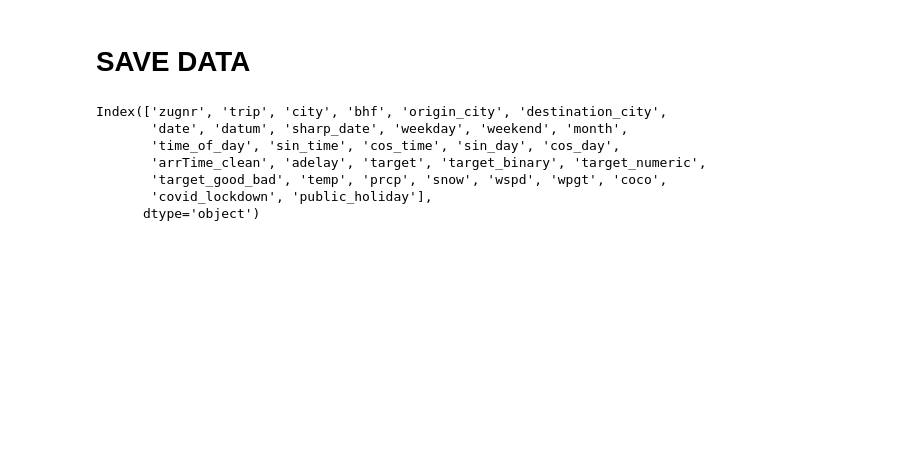
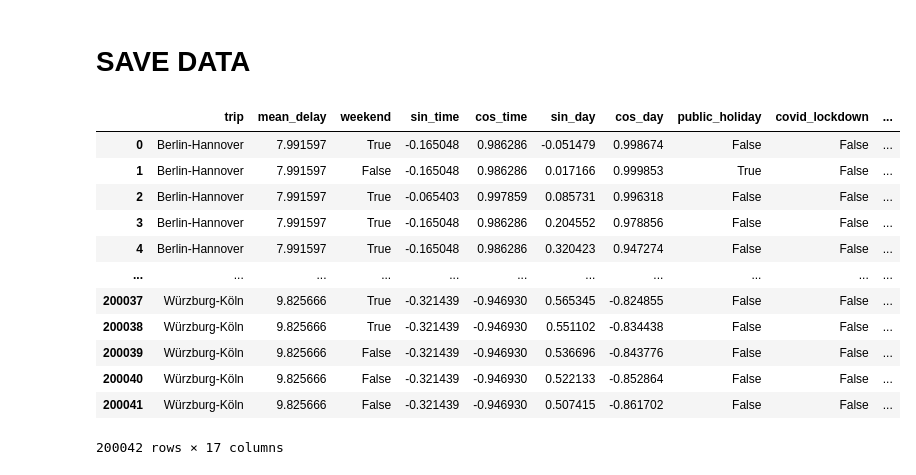
Before and after one commit to Good-Train-Bad-Train/gtbt, a Jupyter notebook: notebooks/marie_cleaning_processing_legs.ipynb, the cells around one changed output. Saved outputs shown, nothing was run; the diff lists cells and outputs as text; code cells hidden in the pictures; blank space fills up the shorter version.

```diff
--- a/notebooks/marie_cleaning_processing_legs.ipynb
+++ b/notebooks/marie_cleaning_processing_legs.ipynb
@@ -453,8 +464,5 @@ df['target_numeric'] = np.where(df['target_numeric'] > 120, 120, df['target_nume
 # %%
 mean_delay_ices = df[['zugnr','target_numeric']].groupby('zugnr').mean('target_numeric').reset_index()
 mean_delay_ices.columns = ['zugnr', 'mean_delay']
-median_delay_ices = df[['zugnr','target_numeric']].groupby('zugnr').median('target_numeric').reset_index()
-median_delay_ices.columns = ['zugnr', 'median_delay']
-
+mean_delay_ices.to_csv('mean_delay_ices.csv')
 df = df.merge(mean_delay_ices, how='left', left_on='zugnr', right_on='zugnr')
-df = df.merge(median_delay_ices, how='left', left_on='zugnr', right_on='zugnr')
@@ -517,19 +493,13 @@ sns.scatterplot(x= df.sin_time, y=df.cos_time)
 # %% [markdown]
 # SAVE DATA
-# %%
-df.columns
-# %% [output]
-Index(['zugnr', 'trip', 'city', 'bhf', 'origin_city', 'destination_city',
-       'date', 'datum', 'sharp_date', 'weekday', 'weekend', 'month',
-       'time_of_day', 'sin_time', 'cos_time', 'sin_day', 'cos_day',
-       'arrTime_clean', 'adelay', 'target', 'target_binary', 'target_numeric',
-       'target_good_bad', 'temp', 'prcp', 'snow', 'wspd', 'wpgt', 'coco',
-       'covid_lockdown', 'public_holiday'],
-      dtype='object')
 # %%
-df = df[['zugnr', 'trip', 'city',  'bhf', 'origin_city', 'destination_city',
-    'date', 'datum', 'sharp_date', 'weekday', 'weekend', 'month', 'time_of_day','sin_time','cos_time','sin_day','cos_day',
-    'arrTime_clean','adelay','target', 'target_binary','target_numeric','target_good_bad',
-    'temp', 'prcp', 'snow', 'wspd', 'wpgt', 'coco',
-    'covid_lockdown', 'public_holiday']]
+df = df[['zugnr', 'datum', 'bhf', 'adelay','ddelay',
+'arrTime_clean', 'depTime_clean', 'city', 'date',
+'weekday', 'weekend', 'month', 'time_of_day', 'sin_time', 'cos_time',
+'sin_day', 'cos_day', 'public_holiday', 'covid_lockdown', 'trip',
+'origin_city', 'destination_city', 'sharp_date',
+'temp_max_combined', 'temp_min_combined',
+'prcp_max_combined', 'snow_max_combined', 'wspd_max_combined',
+'wpgt_max_combined', 'coco_max_combined', 'target',
+'target_good_bad', 'target_binary', 'target_numeric', 'mean_delay']]
 # %%
@@ -536,0 +507,36 @@ df.to_csv('../goodtrainbadtrain/data/data_for_model_legs.csv')
+# %%
+#my suggestion for features in the model:
+
+df[[#trip info eg. 'Köln-Berlin'
+    'trip',
+    #mean delay of that ICE as numeric feature
+    #(file that translates ICE to mean delay: 'mean_delay_ices.csv')
+    'mean_delay',
+
+    #translations of arrival time and date
+    'weekday', #categorical variable; we could also use 'weekend' as binary (1 means weekend day)
+    'sin_time', 'cos_time', #circular feature of time of the day
+    'sin_day', 'cos_day', #circular feature of day of the year
+
+    #special flagged days (both binary)
+    'public_holiday', 'covid_lockdown',
+
+    #extreme weather values from different time points
+    'temp_max_combined', 'temp_min_combined','prcp_max_combined', 'snow_max_combined', 'wspd_max_combined','wpgt_max_combined', 'coco_max_combined',
+
+    #target: 0=bad train, 1= good train
+    'target_good_bad']]
+# %% [output]
+|  | trip | mean_delay | weekend | sin_time | cos_time | sin_day | cos_day | public_holiday | covid_lockdown | ... |
+| 0 | Berlin-Hannover | 7.991597 | True | -0.165048 | 0.986286 | -0.051479 | 0.998674 | False | False | ... |
+| 1 | Berlin-Hannover | 7.991597 | False | -0.165048 | 0.986286 | 0.017166 | 0.999853 | True | False | ... |
+| 2 | Berlin-Hannover | 7.991597 | True | -0.065403 | 0.997859 | 0.085731 | 0.996318 | False | False | ... |
+| 3 | Berlin-Hannover | 7.991597 | True | -0.165048 | 0.986286 | 0.204552 | 0.978856 | False | False | ... |
+| 4 | Berlin-Hannover | 7.991597 | True | -0.165048 | 0.986286 | 0.320423 | 0.947274 | False | False | ... |
+| ... | ... | ... | ... | ... | ... | ... | ... | ... | ... | ... |
+| 200037 | Würzburg-Köln | 9.825666 | True | -0.321439 | -0.946930 | 0.565345 | -0.824855 | False | False | ... |
+| 200038 | Würzburg-Köln | 9.825666 | True | -0.321439 | -0.946930 | 0.551102 | -0.834438 | False | False | ... |
+| 200039 | Würzburg-Köln | 9.825666 | False | -0.321439 | -0.946930 | 0.536696 | -0.843776 | False | False | ... |
+| 200040 | Würzburg-Köln | 9.825666 | False | -0.321439 | -0.946930 | 0.522133 | -0.852864 | False | False | ... |
+| 200041 | Würzburg-Köln | 9.825666 | False | -0.321439 | -0.946930 | 0.507415 | -0.861702 | False | False | ... |
+200042 rows × 17 columns
```
Also changed, not shown: parts of 20 cells of this notebook, 3 other files.
